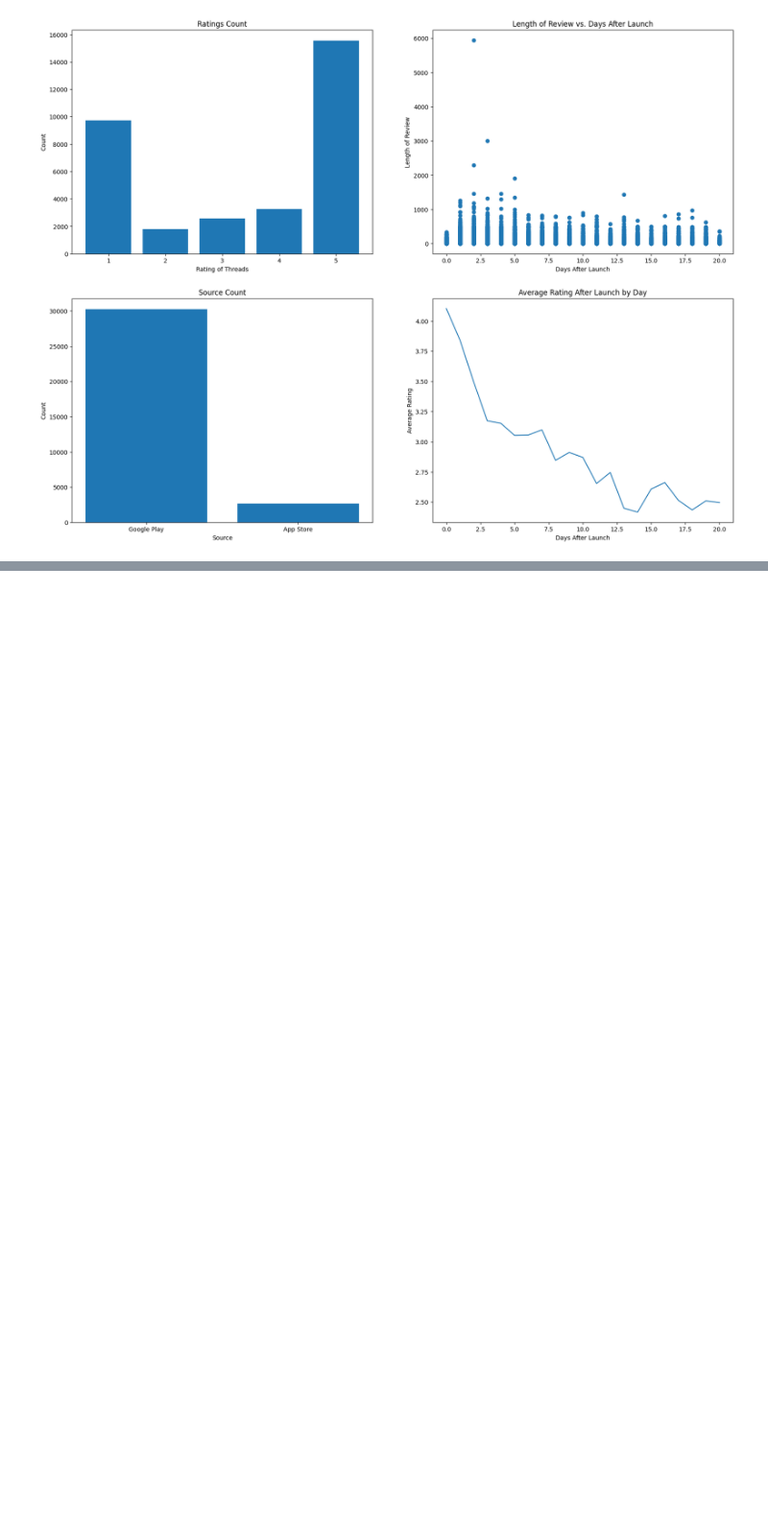
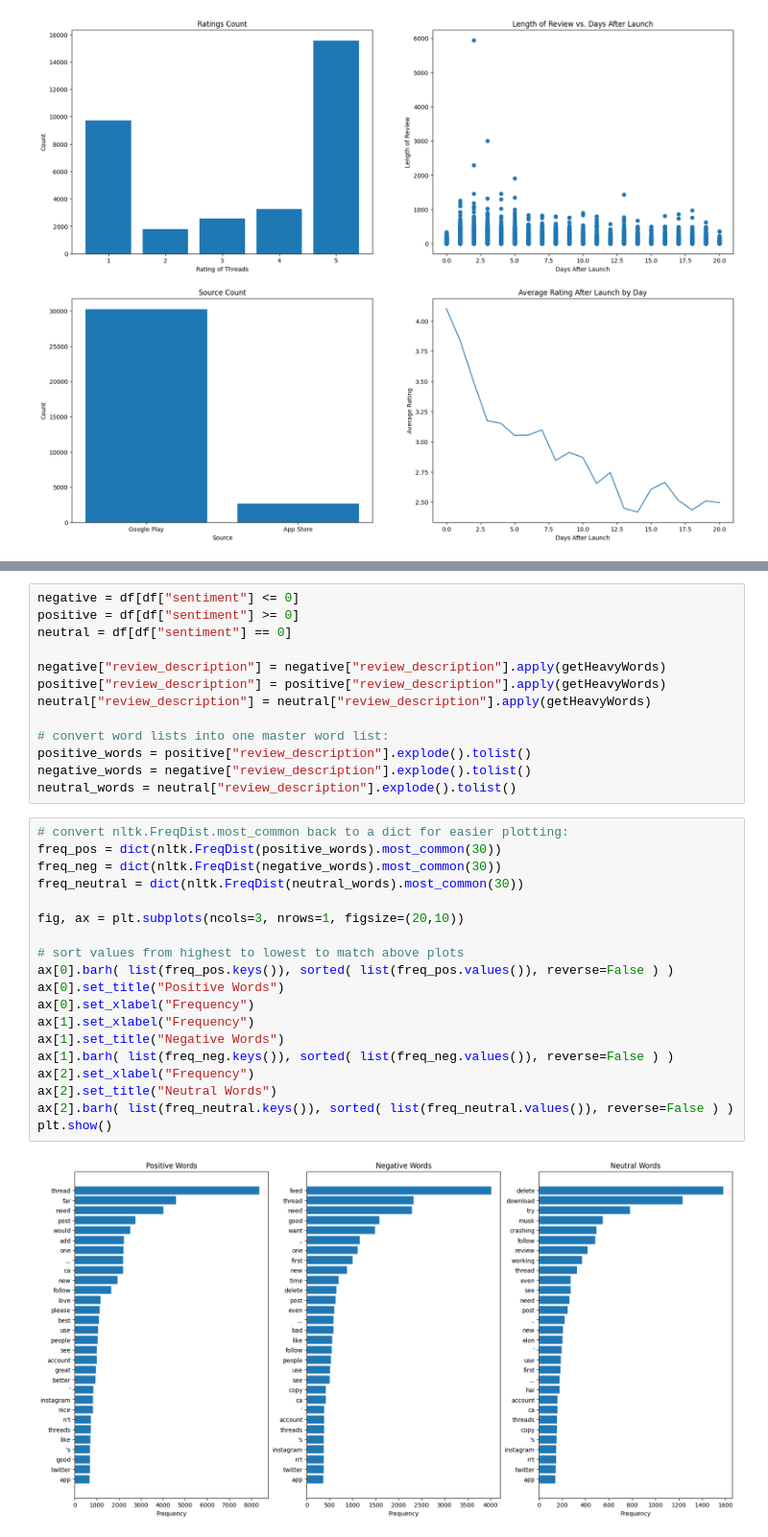
Before and after one commit to choucurtis987/dh140_final_project, a Jupyter notebook: final_project_notebook.ipynb, the cells around one changed output, grey strips where cells are left out. Shown at 96% size. Cells and saved outputs as stored; diff of their text form; blank space fills up the shorter version.

```diff
--- a/final_project_notebook.ipynb
+++ b/final_project_notebook.ipynb
@@ -128,0 +272,34 @@ Visualization 4:
+# %%
+negative = df[df["sentiment"] <= 0]
+positive = df[df["sentiment"] >= 0]
+neutral = df[df["sentiment"] == 0]
+
+negative["review_description"] = negative["review_description"].apply(getHeavyWords)
+positive["review_description"] = positive["review_description"].apply(getHeavyWords)
+neutral["review_description"] = neutral["review_description"].apply(getHeavyWords)
+
+# convert word lists into one master word list:
+positive_words = positive["review_description"].explode().tolist()
+negative_words = negative["review_description"].explode().tolist()
+neutral_words = neutral["review_description"].explode().tolist()
+# %%
+# convert nltk.FreqDist.most_common back to a dict for easier plotting:
+freq_pos = dict(nltk.FreqDist(positive_words).most_common(30))
+freq_neg = dict(nltk.FreqDist(negative_words).most_common(30))
+freq_neutral = dict(nltk.FreqDist(neutral_words).most_common(30))
+
+fig, ax = plt.subplots(ncols=3, nrows=1, figsize=(20,10))
+
+# sort values from highest to lowest to match above plots
+ax[0].barh( list(freq_pos.keys()), sorted( list(freq_pos.values()), reverse=False ) )
+ax[0].set_title("Positive Words")
+ax[0].set_xlabel("Frequency")
+ax[1].set_xlabel("Frequency")
+ax[1].set_title("Negative Words")
+ax[1].barh( list(freq_neg.keys()), sorted( list(freq_neg.values()), reverse=False ) )
+ax[2].set_xlabel("Frequency")
+ax[2].set_title("Neutral Words")
+ax[2].barh( list(freq_neutral.keys()), sorted( list(freq_neutral.values()), reverse=False ) )
+plt.show()
+# %% [output]
+[figure, added]
```
Also changed, not shown: parts of 25 cells of this notebook.
